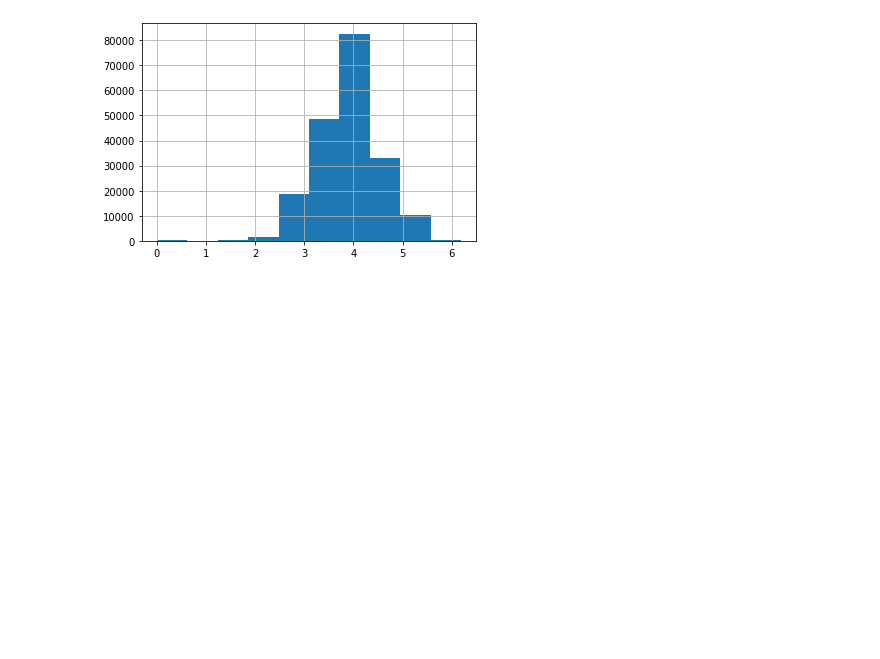
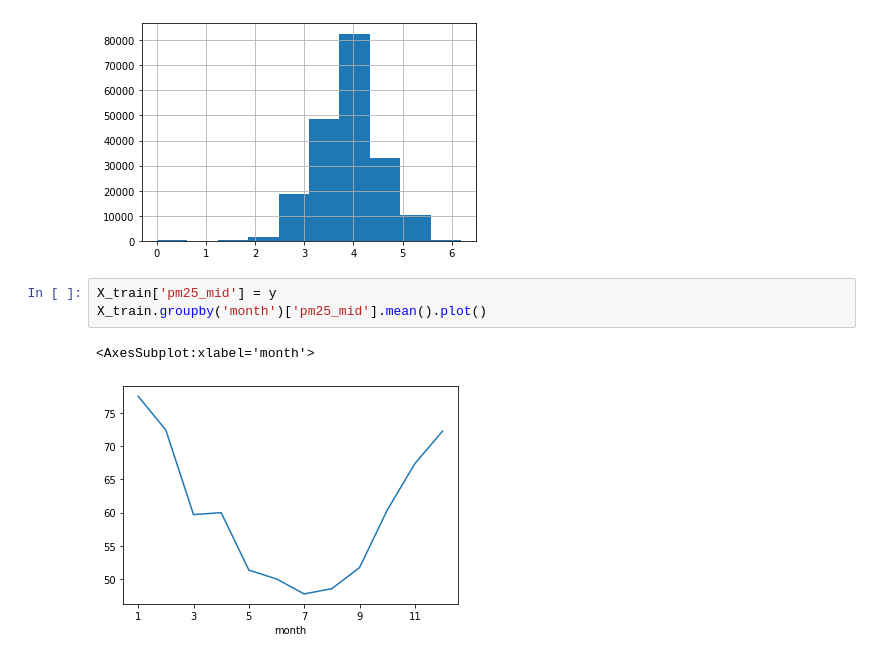
Before and after one commit to tenten0727/sony_pm25, a Jupyter notebook: notebook/002_nb_get_data_test.ipynb, the cells around one changed output. Cells and saved outputs as stored; diff of their text form; blank space fills up the shorter version.

Commit message:
exp_004 groupby shuffle

```diff
--- a/notebook/002_nb_get_data_test.ipynb
+++ b/notebook/002_nb_get_data_test.ipynb
@@ -97,3 +87,9 @@ pd.Series(np.log1p(y)).hist()
 # %% [output]
 <AxesSubplot:>
 [figure]
+# %%
+X_train['pm25_mid'] = y
+X_train.groupby('month')['pm25_mid'].mean().plot()
+# %% [output]
+<AxesSubplot:xlabel='month'>
+[figure, added]
```
Also changed, not shown: parts of 7 cells of this notebook, 2 other files.
